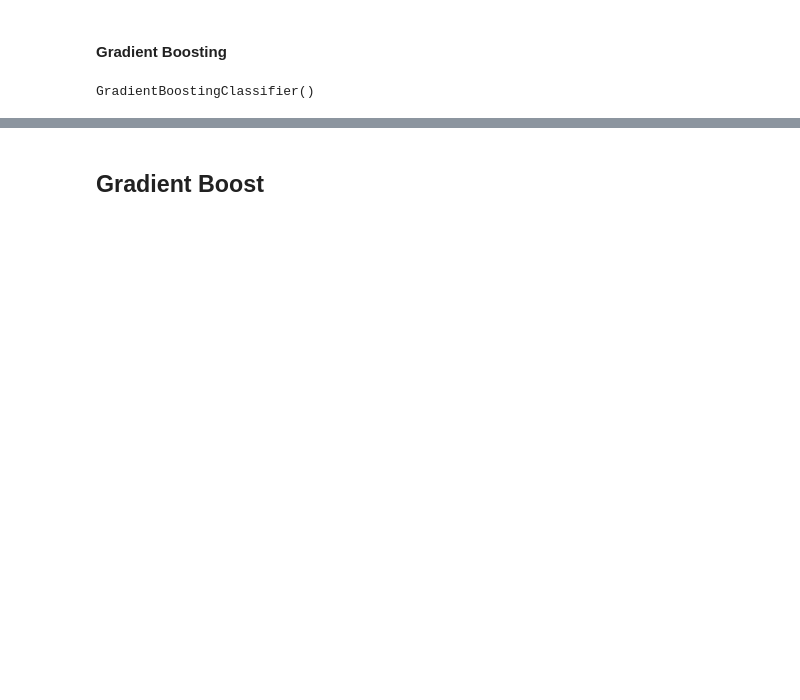
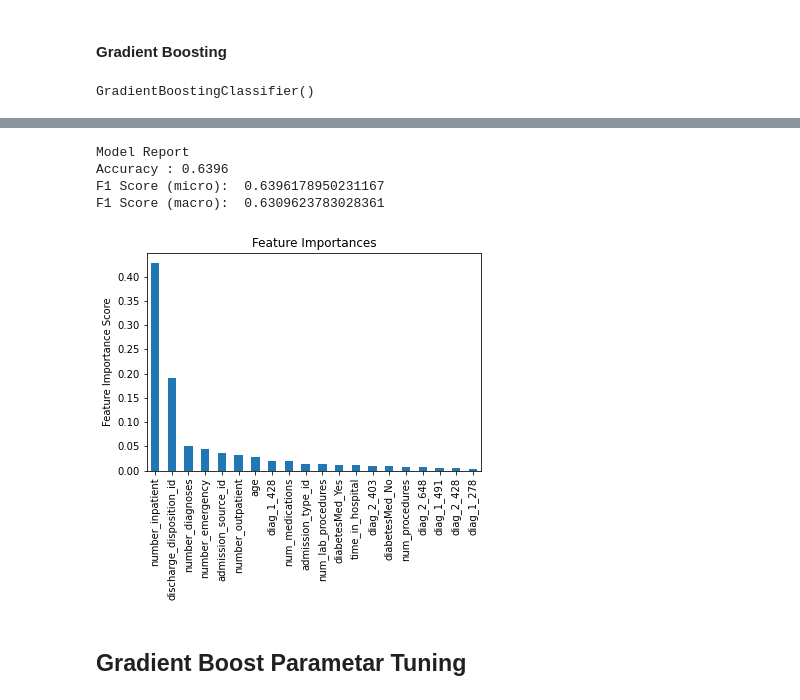
Before and after one commit to TodorNedkovski/Artificial_Intelligence_20-21, a Jupyter notebook: Untitled1.ipynb, the cells around one changed output, grey strips where cells are left out. Saved outputs shown, nothing was run; the diff lists cells and outputs as text; code cells hidden in the pictures; blank space fills up the shorter version.

```diff
--- a/Untitled1.ipynb
+++ b/Untitled1.ipynb
@@ -266,13 +271,10 @@ data['readmitted'] = data['readmitted'].replace({'<30': 'YES', '>30': 'YES'})
 # %%
 bank_features, bank_labels = None, None
 
-bank_labels = data['readmitted'].map({'NO': False,'YES': True})
+bank_labels = data['readmitted'].map({'NO': 0,'YES': 1})
 bank_features = pd.get_dummies(data.drop('readmitted', axis = 1))
 # %%
-features_train, labels_train = None, None
-features_test, labels_test = None, None
-
-train_test_split_result = train_test_split(bank_features, bank_labels, train_size = 0.5)
+train_test_split_result = train_test_split(bank_features, bank_labels, train_size = 0.7)
 
 labels_train = train_test_split_result[2]
 features_train = train_test_split_result[0]
@@ -411,3 +405,26 @@ print('Gradient Boost Performance: ', metrics.f1_score(labels_test, gbm.predict(
+# %%
+def modelfit(alg, attributes_train_scaled, attributes_test_scaled, labels_train, labels_test, features_test, cv_folds=5):
+
+    alg.fit(attributes_train_scaled, labels_train)
+
+    dtrain_predictions = alg.predict(attributes_test_scaled)
+
+    print("\nModel Report")
+    print("Accuracy : %.4g" % metrics.accuracy_score(labels_test, dtrain_predictions))
+    print('F1 Score (micro): ', metrics.f1_score(labels_test, dtrain_predictions,average='micro'))
+    print('F1 Score (macro): ', metrics.f1_score(labels_test, dtrain_predictions,average='macro'))
+
+    feat_imp = pd.Series(alg.feature_importances_, features_test.columns).sort_values(ascending=False).nlargest(20)
+    feat_imp.plot(kind='bar', title='Feature Importances')
+    plt.ylabel('Feature Importance Score')
+# %%
+modelfit(gbm, attributes_train_scaled, attributes_test_scaled, labels_train, labels_test, features_test)
+# %% [output]
+Model Report
+Accuracy : 0.6396
+F1 Score (micro):  0.6396178950231167
+F1 Score (macro):  0.6309623783028361
+[figure, added]
 # %% [markdown]
-## Gradient Boost
+## Gradient Boost Parametar Tuning
 # %%
```
Also changed, not shown: parts of 41 cells of this notebook.
